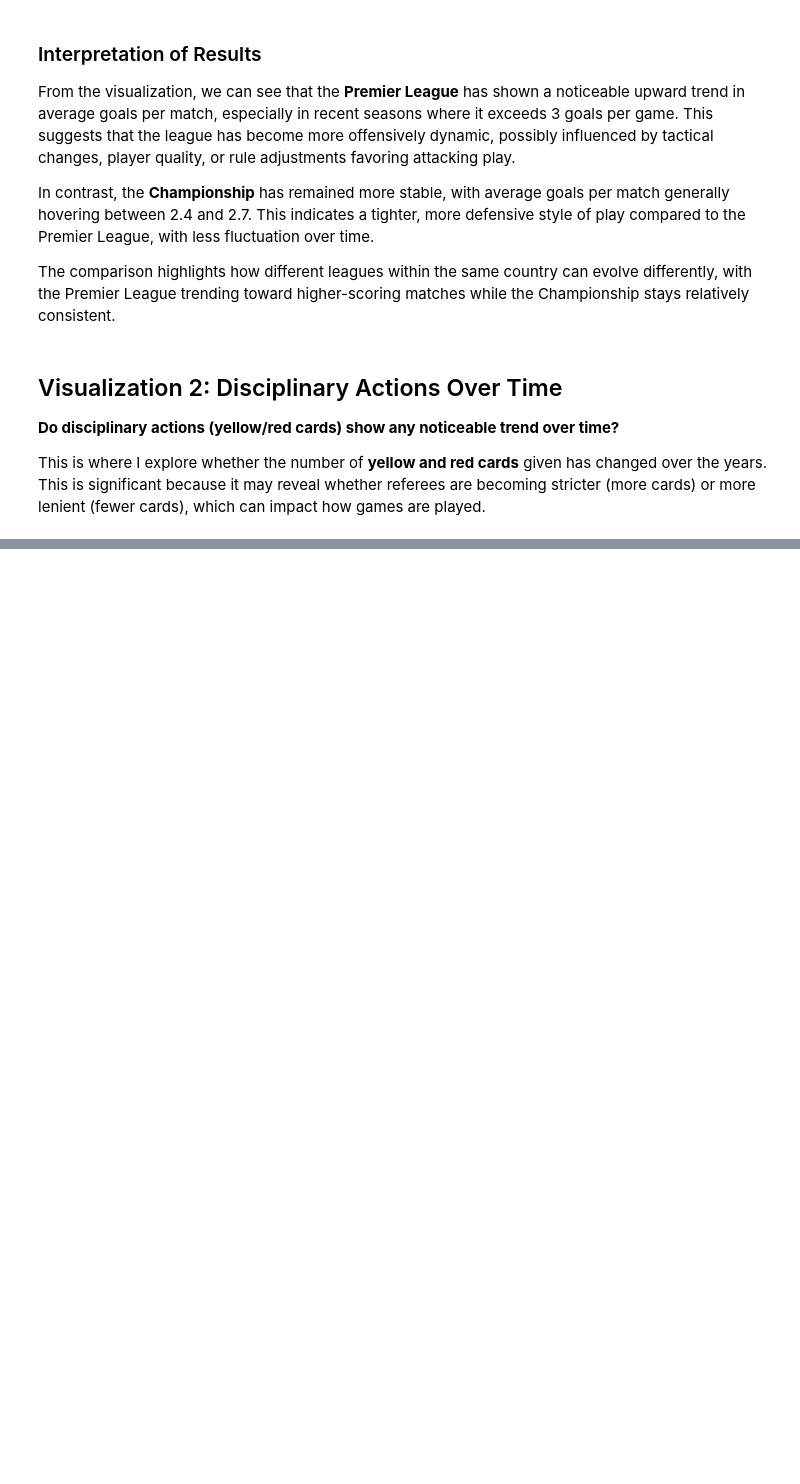
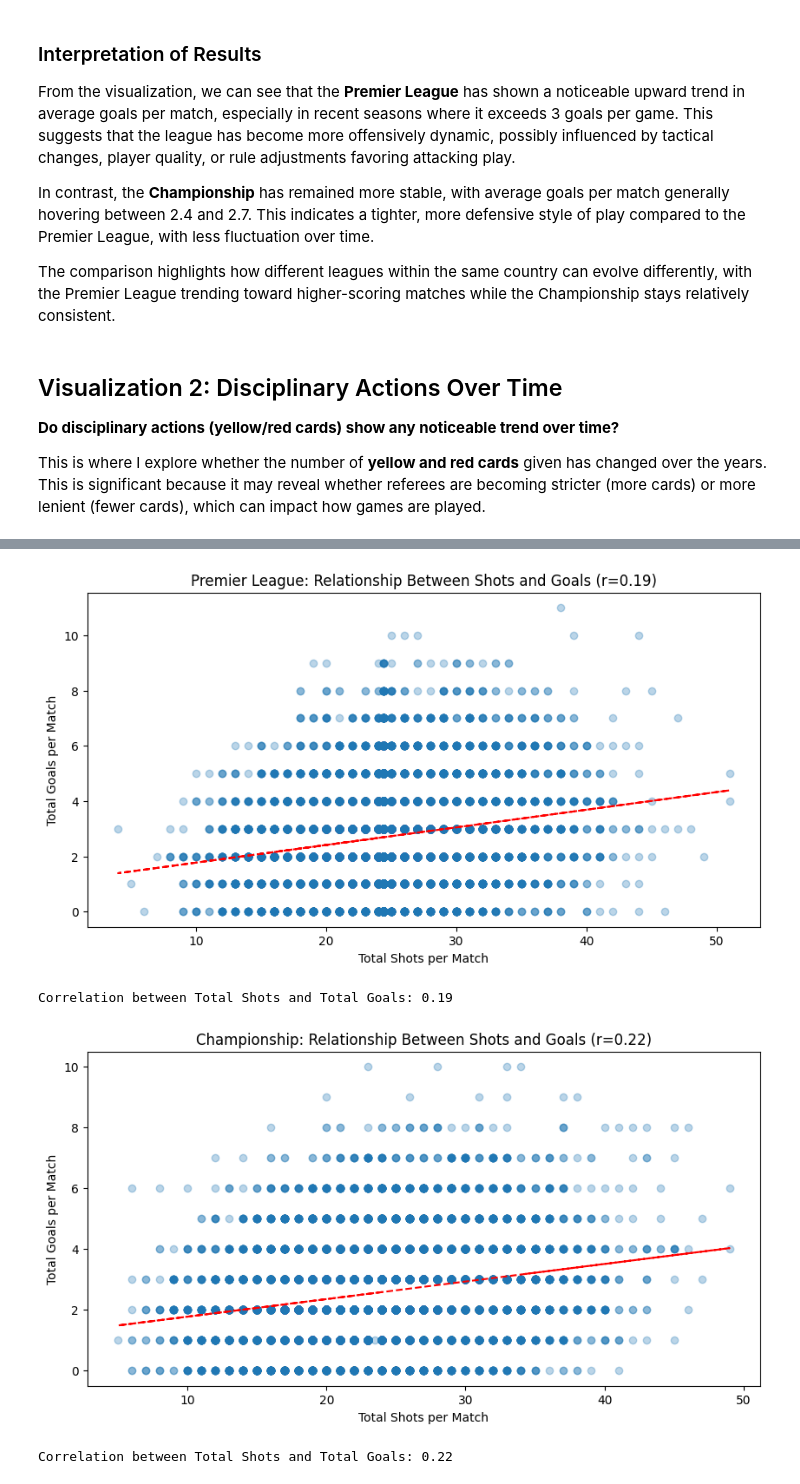
Before and after one commit to kotharisoumil/Premier-League-and-Championship-Analysis, a Jupyter notebook: Premier League and Championship Analysis.ipynb, the cells around one changed output, grey strips where cells are left out. Saved outputs shown, nothing was run; the diff lists cells and outputs as text; code cells hidden in the pictures; blank space fills up the shorter version.

```diff
--- a/Premier League and Championship Analysis.ipynb
+++ b/Premier League and Championship Analysis.ipynb
@@ -225,0 +244,43 @@ plt.show()
+# %%
+# Compute total goals per match
+pl['TotalGoals'] = pl['FTH Goals'] + pl['FTA Goals']
+
+# Compute total shots per match
+pl['TotalShots'] = pl['H Shots'] + pl['A Shots']
+
+pl_corr = pl[['TotalShots', 'TotalGoals']].corr().iloc[0, 1]
+
+plt.figure(figsize=(10,5))
+plt.scatter(pl['TotalShots'], pl['TotalGoals'], alpha=0.3, label='Premier League')
+z = np.polyfit(pl['TotalShots'], pl['TotalGoals'], 1)
+p = np.poly1d(z)
+plt.plot(pl['TotalShots'], p(pl['TotalShots']), "r--")
+plt.title(f"Premier League: Relationship Between Shots and Goals (r={pl_corr:.2f})")
+plt.xlabel("Total Shots per Match")
+plt.ylabel("Total Goals per Match")
+plt.show()
+
+print(f"Correlation between Total Shots and Total Goals: {pl_corr:.2f}")
+#----------------------------------------------------------------------------------------
+ch['TotalGoals'] = ch['FTH Goals'] + ch['FTA Goals']
+
+ch['TotalShots'] = ch['H Shots'] + ch['A Shots']
+
+ch_corr = ch[['TotalShots', 'TotalGoals']].corr().iloc[0, 1]
+
+plt.figure(figsize=(10,5))
+plt.scatter(ch['TotalShots'], ch['TotalGoals'], alpha=0.3, label='Championship')
+z = np.polyfit(ch['TotalShots'], ch['TotalGoals'], 1)
+p = np.poly1d(z)
+plt.plot(ch['TotalShots'], p(ch['TotalShots']), "r--")
+plt.title(f"Championship: Relationship Between Shots and Goals (r={ch_corr:.2f})")
+plt.xlabel("Total Shots per Match")
+plt.ylabel("Total Goals per Match")
+plt.show()
+
+print(f"Correlation between Total Shots and Total Goals: {ch_corr:.2f}")
+# %% [output]
+[figure, added]
+Correlation between Total Shots and Total Goals: 0.19
+[figure, added]
+Correlation between Total Shots and Total Goals: 0.22
```
Also changed, not shown: parts of 12 cells of this notebook.
